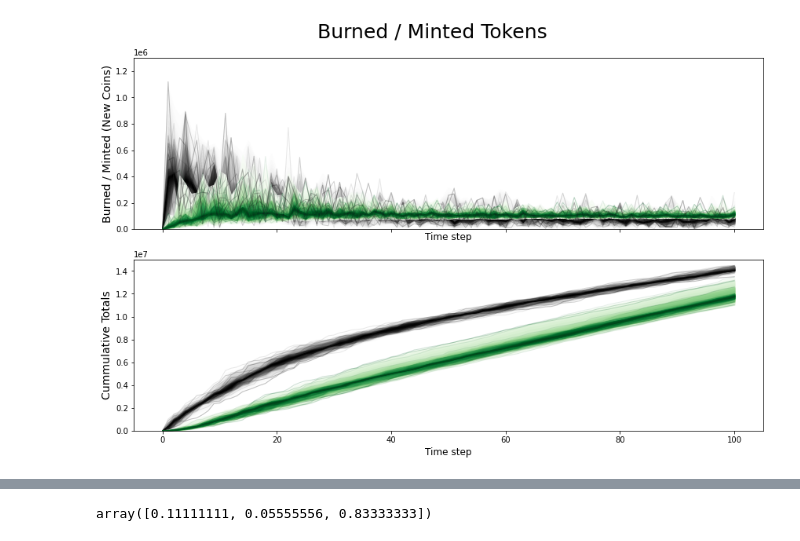
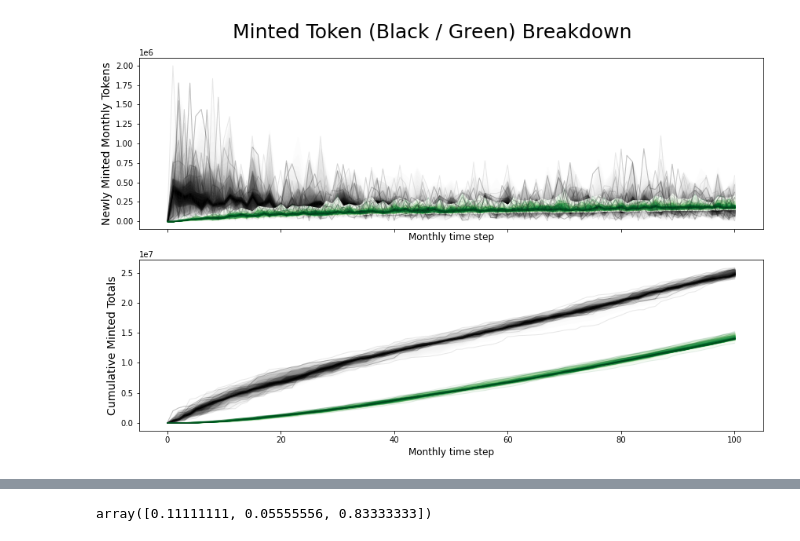
Before and after one commit to icmoore/syscoin-tex, a Jupyter notebook: carbon_renaissance/green_token_growth.ipynb, the cells around one changed output, grey strips where cells are left out. Saved outputs shown, nothing was run; the diff lists cells and outputs as text; code cells hidden in the pictures.

```diff
--- a/carbon_renaissance/green_token_growth.ipynb
+++ b/carbon_renaissance/green_token_growth.ipynb
@@ -60,34 +69,34 @@ dfDistrHist = markovChain(state, M, N)
 green = dfDistrHist.Green.values.reshape(-1,1)
 nft = dfDistrHist.NFT.values.reshape(-1,1)
 burned = dfDistrHist.Burned.values.reshape(-1,1)
-burned_tot = dfDistrHist.tot_burned_black.values.reshape(-1,1)
-tot_minted = dfDistrHist.tot_minted_green.values.reshape(-1,1)
-new_black = dfDistrHist.burned_black.values.reshape(-1,1)
-new_green = dfDistrHist.new_green.values.reshape(-1,1)
+burned_minted_tot = dfDistrHist.Burned_Minted_Tot.values.reshape(-1,1)
+green_minted_tot = dfDistrHist.Green_Minted_Tot.values.reshape(-1,1)
+burned_minted = dfDistrHist.Burned_Minted.values.reshape(-1,1)
+green_minted = dfDistrHist.Green_Minted.values.reshape(-1,1)
 
 for k in range(1,25):
     dfDistrHist = markovChain(state, M, N)
     green = np.hstack((green, dfDistrHist.Green.values.reshape(-1,1)))
     nft = np.hstack((nft, dfDistrHist.NFT.values.reshape(-1,1)))
     burned = np.hstack((burned, dfDistrHist.Burned.values.reshape(-1,1)))
-    burned_tot = np.hstack((burned_tot, dfDistrHist.tot_burned_black.values.reshape(-1,1)))
-    tot_minted = np.hstack((tot_minted, dfDistrHist.tot_minted_green.values.reshape(-1,1)))
-    new_black = np.hstack((new_black, dfDistrHist.burned_black.values.reshape(-1,1)))
-    new_green = np.hstack((new_green, dfDistrHist.new_green.values.reshape(-1,1)))
+    burned_minted_tot = np.hstack((burned_minted_tot, dfDistrHist.Burned_Minted_Tot.values.reshape(-1,1)))
+    green_minted_tot = np.hstack((green_minted_tot, dfDistrHist.Green_Minted_Tot.values.reshape(-1,1)))
+    burned_minted = np.hstack((burned_minted, dfDistrHist.Burned_Minted.values.reshape(-1,1)))
+    green_minted = np.hstack((green_minted, dfDistrHist.Green_Minted.values.reshape(-1,1)))
 
 fig, (green_ax, nft_ax, burned_ax) = plt.subplots(nrows=3, sharex=True, sharey=False, figsize=(12, 10))
 fig.suptitle('Token Supply Breakdown', fontsize=25)
 plot_gp_dist(green_ax, green.transpose(), np.array(range(0,len(green))), palette="Greens")
-green_ax.set_xlabel("Time step", fontsize=12)
+green_ax.set_xlabel("Monthly time step", fontsize=12)
 green_ax.set_ylabel("Green Token Supply", fontsize=14)
-green_ax.set_ylim((0,1.1e7))
+#green_ax.set_ylim((0,1.1e7))
 
 plot_gp_dist(nft_ax, nft.transpose(), np.array(range(0,len(green))), palette="Reds")
-nft_ax.set_xlabel("Time step", fontsize=12)
+nft_ax.set_xlabel("Monthly time step", fontsize=12)
 nft_ax.set_ylabel("NFT Token Supply", fontsize=14)
 
 plot_gp_dist(burned_ax, burned.transpose(), np.array(range(0,len(green))), palette="Greys")
-burned_ax.set_xlabel("Time step", fontsize=12)
+burned_ax.set_xlabel("Monthly time step", fontsize=12)
 burned_ax.set_ylabel("Burned Token Supply", fontsize=14)
 fig.savefig('token_supply_sims.png')
 plt.tight_layout()
@@ -96,18 +105,17 @@ plt.tight_layout()
 # %%
 fig, (new_ax, tot_ax) = plt.subplots(nrows=2, sharex=True, sharey=False, figsize=(12, 8))
-fig.suptitle('Burned / Minted Tokens', fontsize=25)
+fig.suptitle('Minted Token (Black / Green) Breakdown', fontsize=25)
 
-plot_gp_dist(new_ax, new_black.transpose(), np.array(range(0,len(green))), palette="Greys")
-plot_gp_dist(new_ax, new_green.transpose(), np.array(range(0,len(green))), palette="Greens")
-new_ax.set_xlabel("Time step", fontsize=12)
-new_ax.set_ylabel("Burned / Minted (New Coins)", fontsize=14)
-new_ax.set_ylim((0,1.3e6))
+plot_gp_dist(new_ax, burned_minted.transpose(), np.array(range(0,len(green))), palette="Greys")
+plot_gp_dist(new_ax, green_minted.transpose(), np.array(range(0,len(green))), palette="Greens")
+new_ax.set_xlabel("Monthly time step", fontsize=12)
+new_ax.set_ylabel("Newly Minted Monthly Tokens", fontsize=14)
 
-plot_gp_dist(tot_ax, burned_tot.transpose(), np.array(range(0,len(green))), palette="Greys")
-plot_gp_dist(tot_ax, tot_minted.transpose(), np.array(range(0,len(green))), palette="Greens")
-tot_ax.set_xlabel("Time step", fontsize=12)
-tot_ax.set_ylabel("Cummulative Totals", fontsize=14)
-tot_ax.set_ylim((0,1.5e7))
+plot_gp_dist(tot_ax, burned_minted_tot.transpose(), np.array(range(0,len(green))), palette="Greys")
+plot_gp_dist(tot_ax, green_minted_tot.transpose(), np.array(range(0,len(green))), palette="Greens")
+tot_ax.set_xlabel("Monthly time step", fontsize=12)
+tot_ax.set_ylabel("Cumulative Minted Totals", fontsize=14)
+fig.savefig('burned_minted.png')
 plt.tight_layout()
 # %% [output]
-[figure, old version]
+[figure, new version]
```
Also changed, not shown: parts of 13 cells of this notebook, 17 other files.
